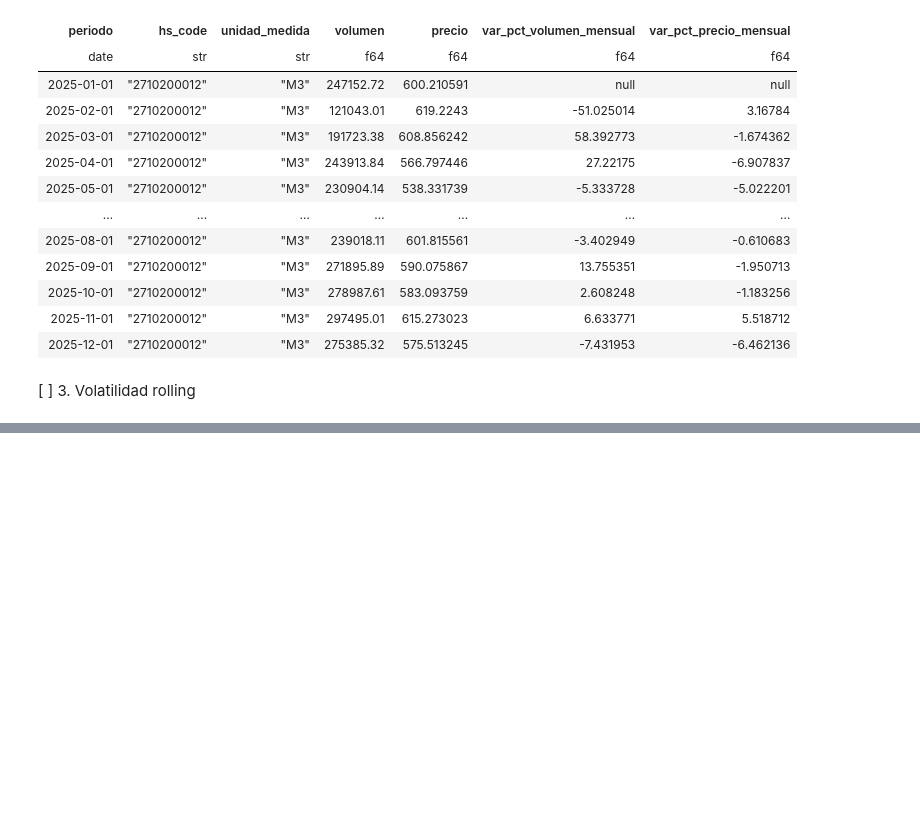
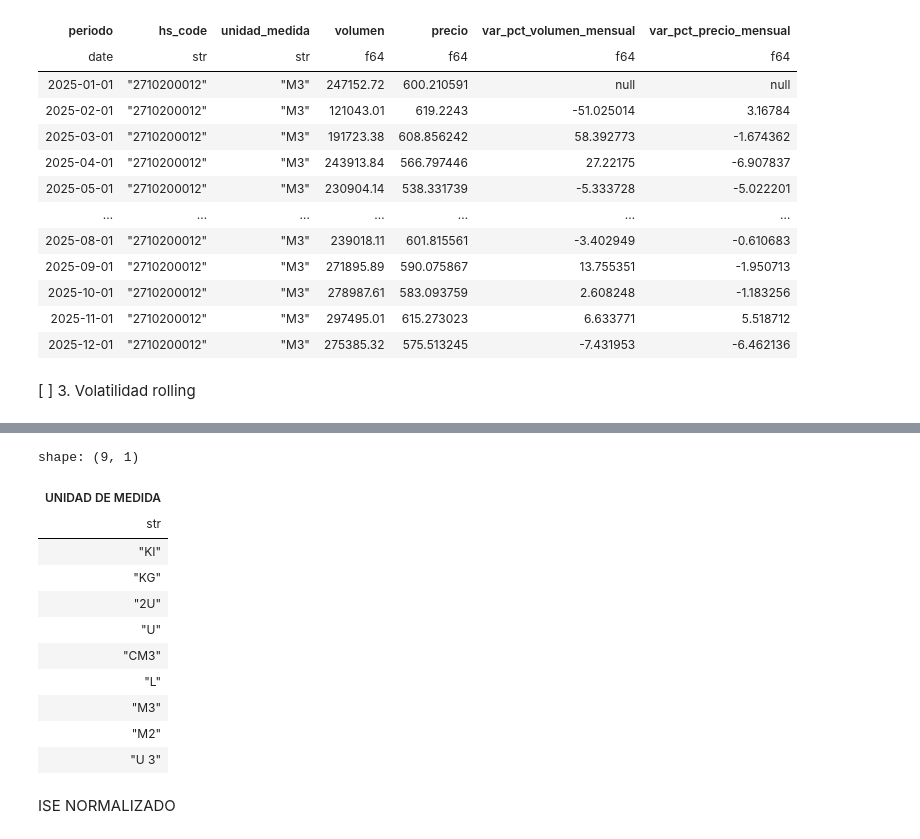
Before and after one commit to Aarontrade5050/econlens-sensitivity-engine, a Jupyter notebook: notebooks/eda.ipynb, the cells around one changed output, grey strips where cells are left out. Drawn from its saved outputs; the diff is of its cells as text; code cells hidden in the pictures; blank space fills up the shorter version.

```diff
--- a/notebooks/eda.ipynb
+++ b/notebooks/eda.ipynb
@@ -221,0 +331,17 @@ df_rolling=add_rolling_price_volatility(df_new_variation,6)
+# %%
+df_final.select(pl.col('UNIDAD DE MEDIDA').unique()).collect()
+# %% [output]
+shape: (9, 1)
+| UNIDAD DE MEDIDA |
+| str |
+| "KI" |
+| "KG" |
+| "2U" |
+| "U" |
+| "CM3" |
+| "L" |
+| "M3" |
+| "M2" |
+| "U 3" |
+# %% [markdown]
+ISE NORMALIZADO
```
Also changed, not shown: parts of 10 cells of this notebook, 3 other files.
